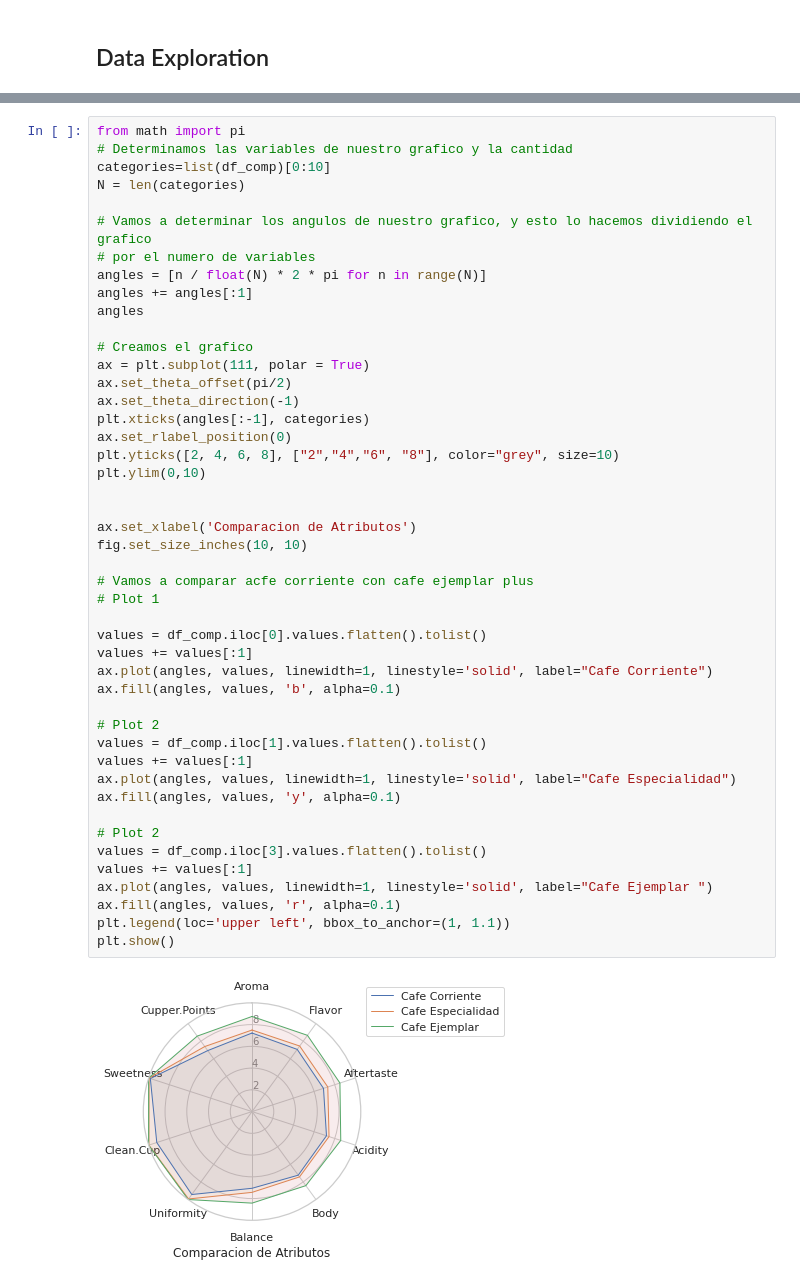
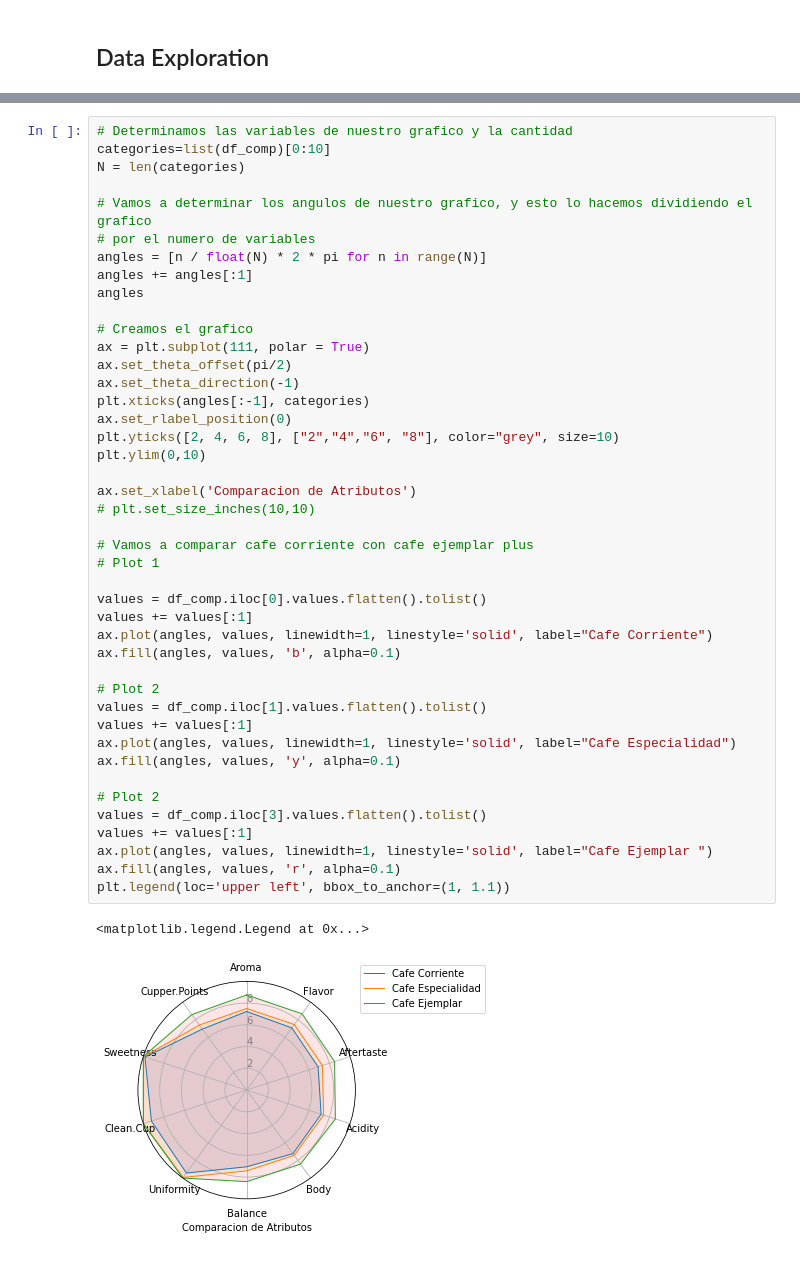
Before and after one commit to jagg2994/Cafe-dataset, a Jupyter notebook: notebook.ipynb, the cells around one changed output, grey strips where cells are left out. Cells and saved outputs as stored; diff of their text form.

```diff
--- a/notebook.ipynb
+++ b/notebook.ipynb
@@ -211,7 +212,6 @@ df_comp
 | Ejemplar Regional plus | 7.780767 | 7.764920 | 7.648530 | 7.753866 | 7.705942 | 7.763994 | 9.980735 | 9.993578 | 9.989297 | ... |
 | Cafe Ejemplar | 8.750000 | 8.670000 | 8.500000 | 8.580000 | 8.420000 | 8.420000 | 10.000000 | 10.000000 | 10.000000 | ... |
 # %%
-from math import pi
 # Determinamos las variables de nuestro grafico y la cantidad
 categories=list(df_comp)[0:10]
 N = len(categories)
@@ -225,38 +225,37 @@ angles
 # Creamos el grafico
 ax = plt.subplot(111, polar = True)
 ax.set_theta_offset(pi/2)
 ax.set_theta_direction(-1)
 plt.xticks(angles[:-1], categories)
 ax.set_rlabel_position(0)
 plt.yticks([2, 4, 6, 8], ["2","4","6", "8"], color="grey", size=10)
 plt.ylim(0,10)
 
+ax.set_xlabel('Comparacion de Atributos')
+# plt.set_size_inches(10,10)
 
-ax.set_xlabel('Comparacion de Atributos')
-fig.set_size_inches(10, 10)
-
-# Vamos a comparar acfe corriente con cafe ejemplar plus
+# Vamos a comparar cafe corriente con cafe ejemplar plus
 # Plot 1
 
 values = df_comp.iloc[0].values.flatten().tolist()
 values += values[:1]
 ax.plot(angles, values, linewidth=1, linestyle='solid', label="Cafe Corriente")
 ax.fill(angles, values, 'b', alpha=0.1)
 
 # Plot 2
 values = df_comp.iloc[1].values.flatten().tolist()
 values += values[:1]
 ax.plot(angles, values, linewidth=1, linestyle='solid', label="Cafe Especialidad")
 ax.fill(angles, values, 'y', alpha=0.1)
 
 # Plot 2
 values = df_comp.iloc[3].values.flatten().tolist()
 values += values[:1]
 ax.plot(angles, values, linewidth=1, linestyle='solid', label="Cafe Ejemplar ")
 ax.fill(angles, values, 'r', alpha=0.1)
 plt.legend(loc='upper left', bbox_to_anchor=(1, 1.1))
-plt.show()
 # %% [output]
+<matplotlib.legend.Legend at 0x...>
-[figure, old version]
+[figure, new version]
 # %%
 # Vamos a hacer otra comparacion de los distintos tipos de cafes
```
Also changed, not shown: parts of 9 cells of this notebook, 1 other file.
